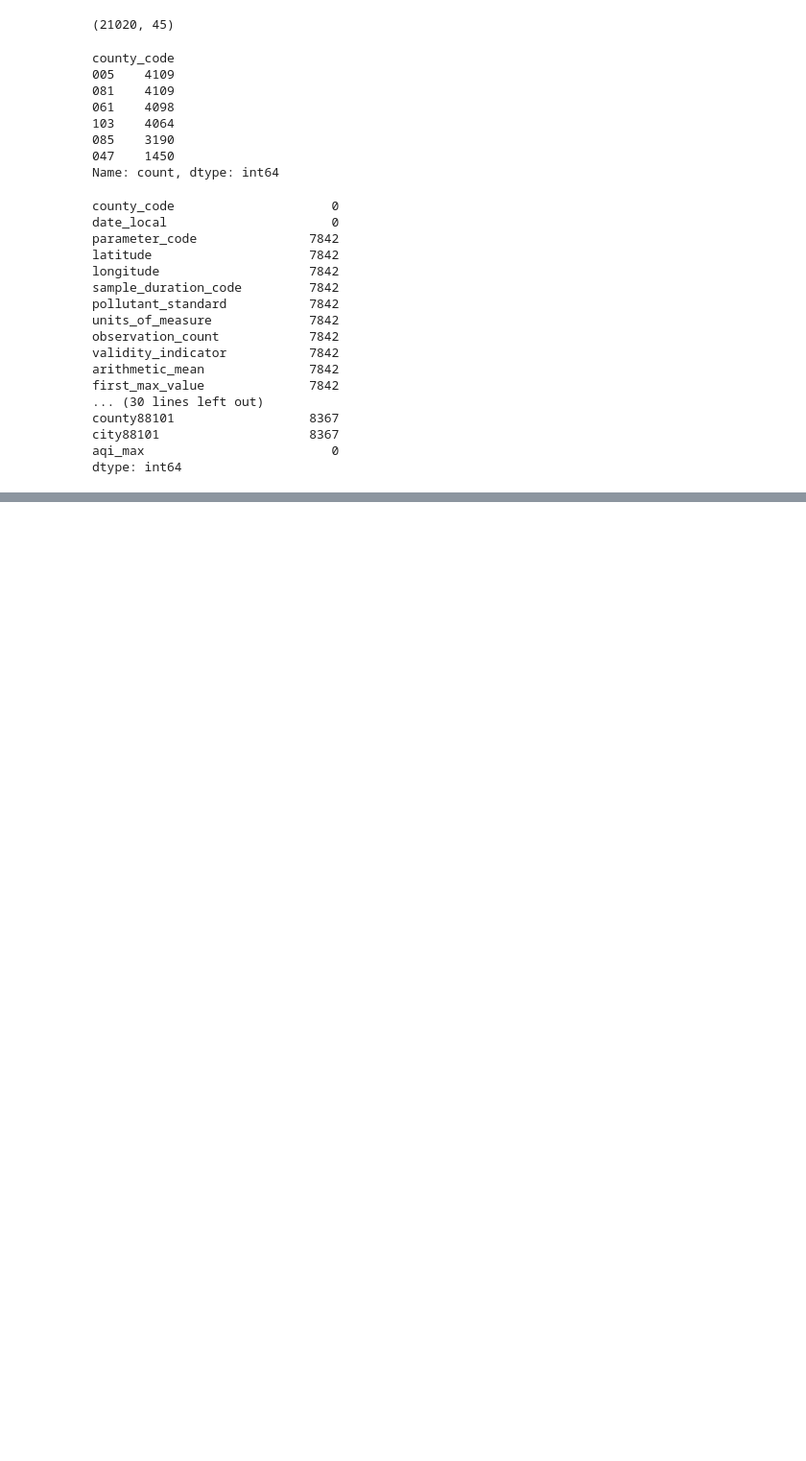
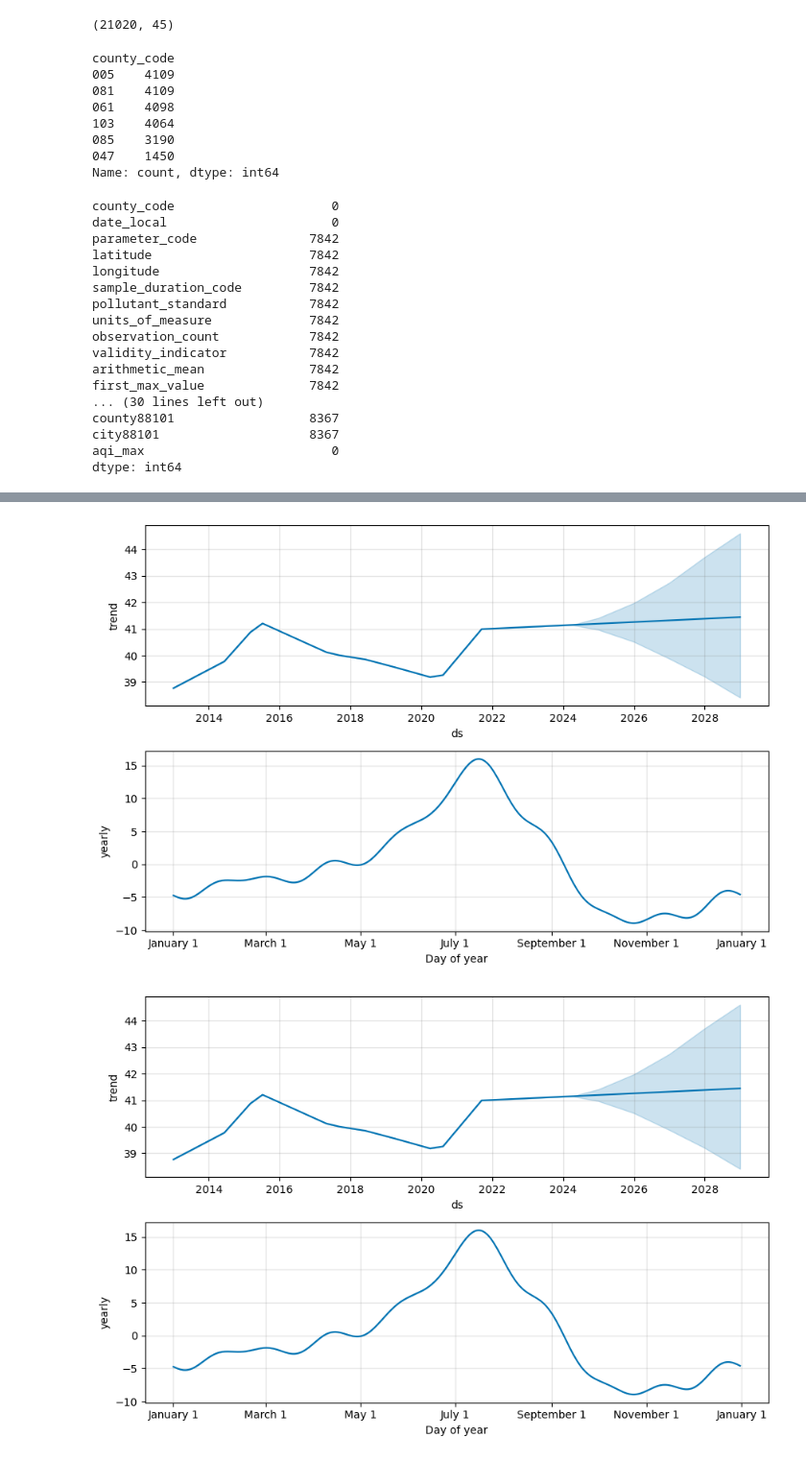
Before and after one commit to ChristineChung/AQI-Avengers-Project2-Group4, a Jupyter notebook: DataPullByState.ipynb, the cells around one changed output, grey strips where cells are left out. Shown at 96% size. Saved outputs shown, nothing was run; the diff lists cells and outputs as text; code cells hidden in the pictures; blank space fills up the shorter version.

```diff
--- a/DataPullByState.ipynb
+++ b/DataPullByState.ipynb
@@ -255,0 +438,5 @@ all_yrs_counties_params_df.to_csv("Resources/selected_counties_features_42101_44
+# %%
+m.plot_components(forecast)
+# %% [output]
+[figure, added]
+[figure, added]
```
Also changed, not shown: parts of 19 cells of this notebook.
